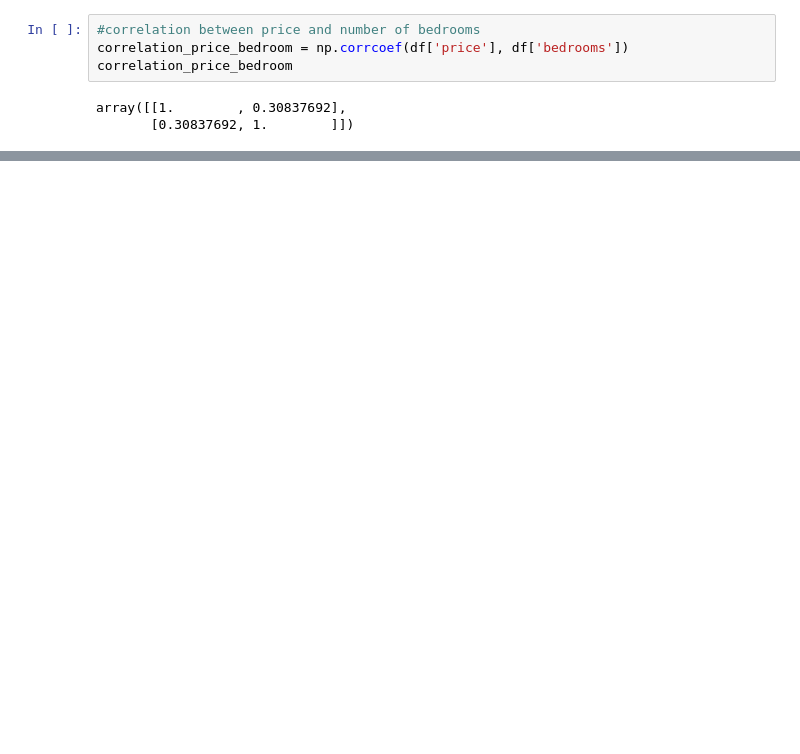
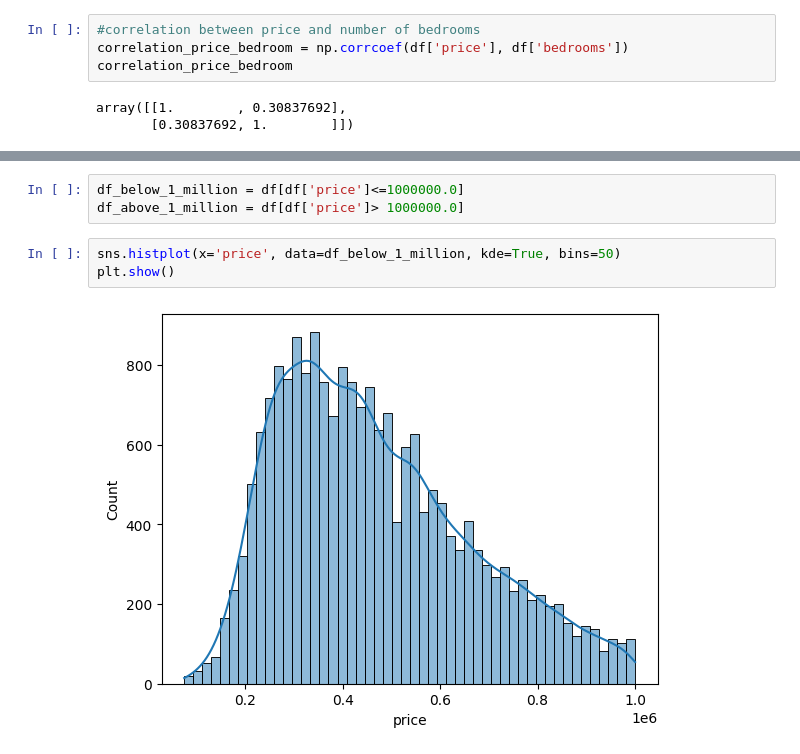
Before and after one commit to derewor/Housing_data, a Jupyter notebook: Housing_Analysis.ipynb, the cells around one changed output, grey strips where cells are left out. Cells and saved outputs as stored; diff of their text form; blank space fills up the shorter version.

```diff
--- a/Housing_Analysis.ipynb
+++ b/Housing_Analysis.ipynb
@@ -55,0 +146,8 @@ array([[1.        , 0.30837692],
+# %%
+df_below_1_million = df[df['price']<=1000000.0]
+df_above_1_million = df[df['price']> 1000000.0]
+# %%
+sns.histplot(x='price', data=df_below_1_million, kde=True, bins=50)
+plt.show()
+# %% [output]
+[figure, added]
```
Also changed, not shown: parts of 25 cells of this notebook.
